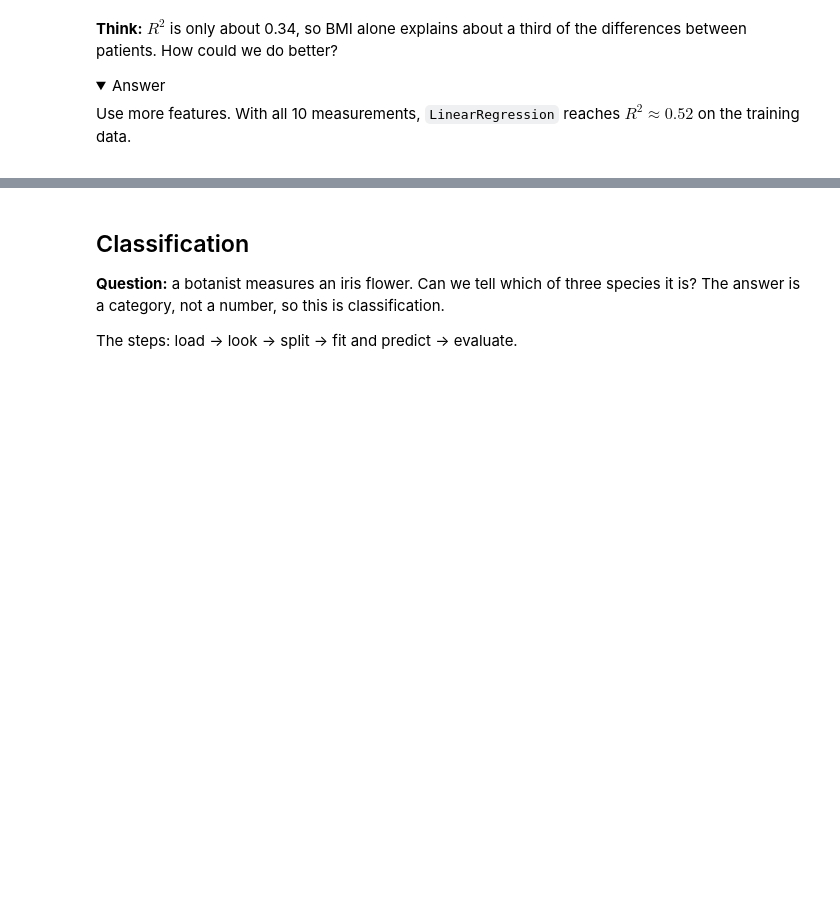
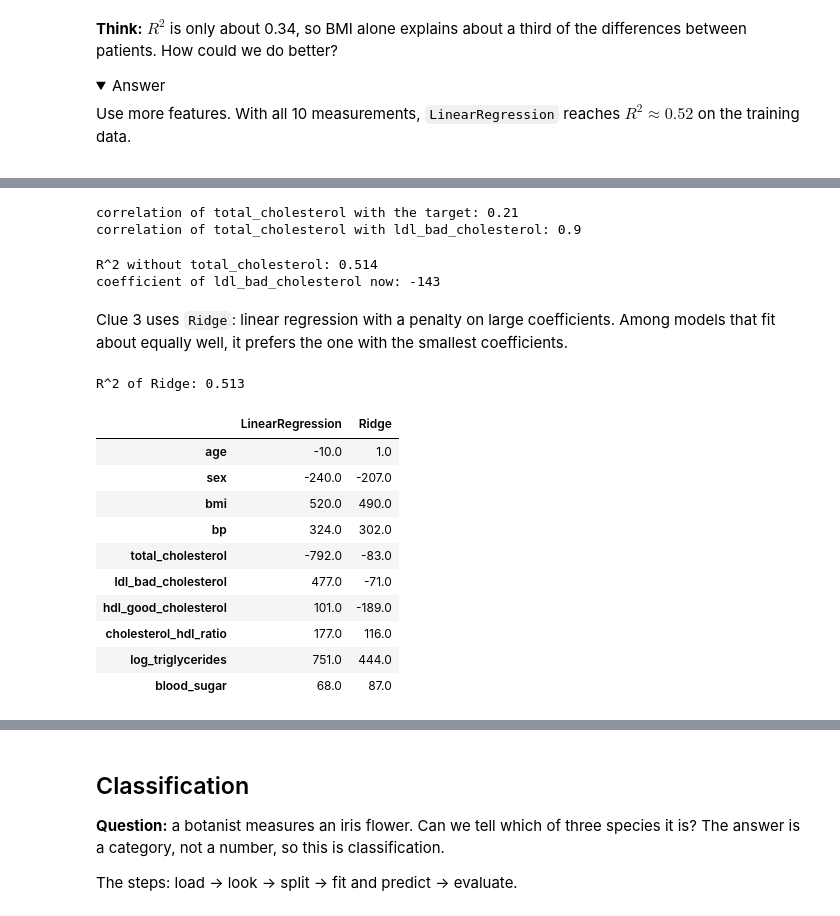
Before and after one commit to yundaqwe/Software-Project, a Jupyter notebook: scikit_learn.ipynb, the cells around one changed output, grey strips where cells are left out. Saved outputs shown, nothing was run; the diff lists cells and outputs as text; code cells hidden in the pictures; folded sections open; blank space fills up the shorter version.

```diff
--- a/scikit_learn.ipynb
+++ b/scikit_learn.ipynb
@@ -303,0 +323,41 @@ Use more features. With all 10 measurements, `LinearRegression` reaches $R^2 \ap
+# %%
+# Clue 1: on its own, how is total cholesterol related to the target? And to LDL?
+title("correlation of total_cholesterol with the target:",
+      round(df_diabetes['total_cholesterol'].corr(df_diabetes['target']), 2))
+title("correlation of total_cholesterol with ldl_bad_cholesterol:",
+      round(df_diabetes['total_cholesterol'].corr(df_diabetes['ldl_bad_cholesterol']), 2))
+# %% [output]
+correlation of total_cholesterol with the target: 0.21
+correlation of total_cholesterol with ldl_bad_cholesterol: 0.9
+# %%
+# Clue 2: drop total_cholesterol and fit again
+X_less = X_all.drop(columns='total_cholesterol')
+model_less = LinearRegression().fit(X_less, y)
+title("R^2 without total_cholesterol:", round(model_less.score(X_less, y), 3))
+title("coefficient of ldl_bad_cholesterol now:",
+      round(pd.Series(model_less.coef_, index=X_less.columns)['ldl_bad_cholesterol']))
+# %% [output]
+R^2 without total_cholesterol: 0.514
+coefficient of ldl_bad_cholesterol now: -143
+# %% [markdown]
+Clue 3 uses `Ridge`: linear regression with a penalty on large coefficients. Among models that fit about equally well, it prefers the one with the smallest coefficients.
+# %%
+# Clue 3: the same model with Ridge
+from sklearn.linear_model import Ridge
+
+ridge = Ridge(alpha=0.1).fit(X_all, y)
+title("R^2 of Ridge:", round(ridge.score(X_all, y), 3))
+pd.DataFrame({'LinearRegression': model_all.coef_, 'Ridge': ridge.coef_}, index=X_all.columns).round(0)
+# %% [output]
+R^2 of Ridge: 0.513
+|  | LinearRegression | Ridge |
+| age | -10.0 | 1.0 |
+| sex | -240.0 | -207.0 |
+| bmi | 520.0 | 490.0 |
+| bp | 324.0 | 302.0 |
+| total_cholesterol | -792.0 | -83.0 |
+| ldl_bad_cholesterol | 477.0 | -71.0 |
+| hdl_good_cholesterol | 101.0 | -189.0 |
+| cholesterol_hdl_ratio | 177.0 | 116.0 |
+| log_triglycerides | 751.0 | 444.0 |
+| blood_sugar | 68.0 | 87.0 |
```
Also changed, not shown: parts of 4 cells of this notebook.
